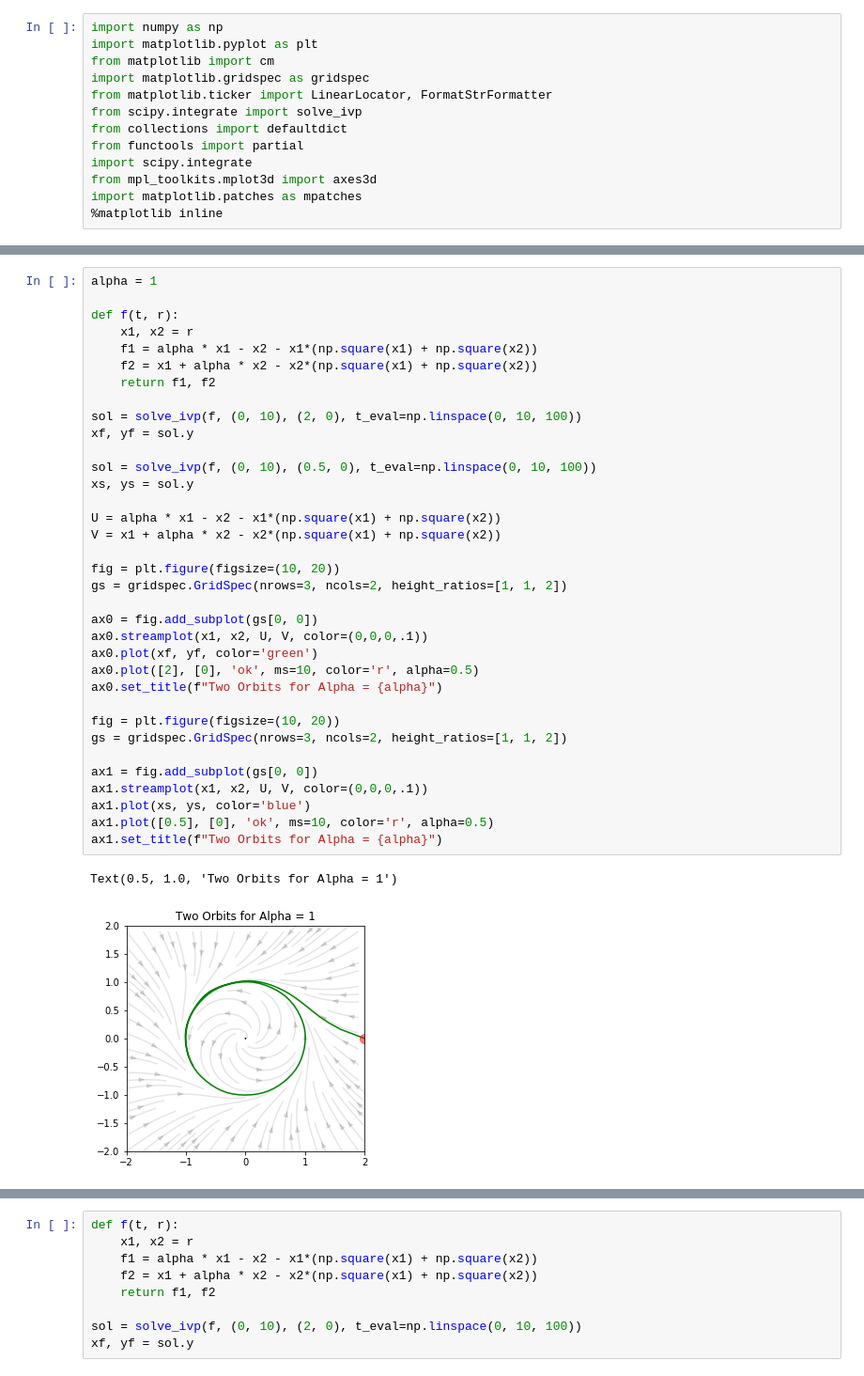
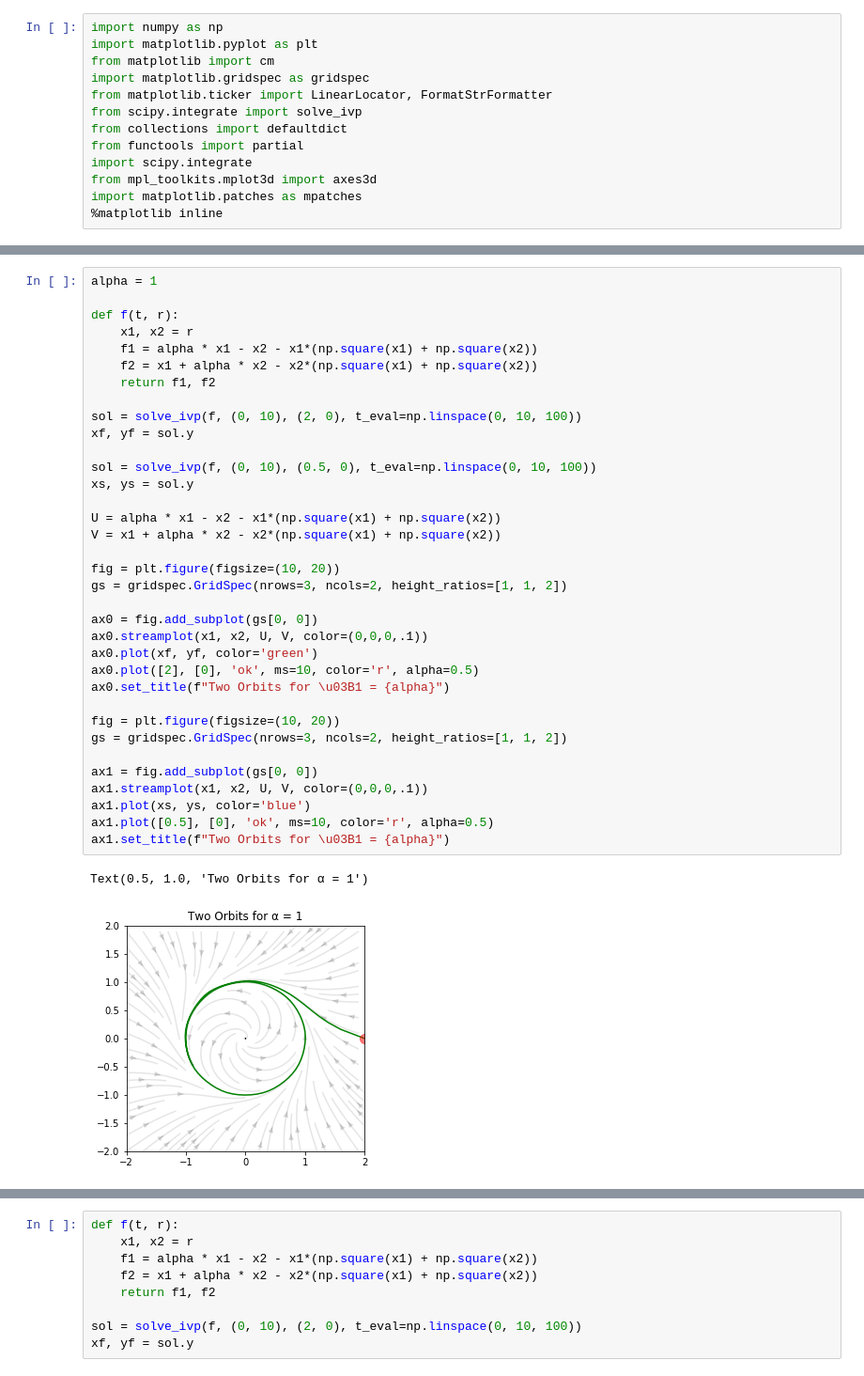
Before and after one commit to TUM-MLCMS/mlcms-3, a Jupyter notebook: Task 3.ipynb, the cells around one changed output, grey strips where cells are left out. Shown at 94% size. Drawn from its saved outputs; the diff is of its cells as text.

```diff
--- a/Task 3.ipynb
+++ b/Task 3.ipynb
@@ -37,34 +47,34 @@ def f(t, r):
     x1, x2 = r
     f1 = alpha * x1 - x2 - x1*(np.square(x1) + np.square(x2))
     f2 = x1 + alpha * x2 - x2*(np.square(x1) + np.square(x2))
     return f1, f2
 
 sol = solve_ivp(f, (0, 10), (2, 0), t_eval=np.linspace(0, 10, 100))
 xf, yf = sol.y
 
 sol = solve_ivp(f, (0, 10), (0.5, 0), t_eval=np.linspace(0, 10, 100))
 xs, ys = sol.y
 
 U = alpha * x1 - x2 - x1*(np.square(x1) + np.square(x2))
 V = x1 + alpha * x2 - x2*(np.square(x1) + np.square(x2))
 
 fig = plt.figure(figsize=(10, 20))
 gs = gridspec.GridSpec(nrows=3, ncols=2, height_ratios=[1, 1, 2])
 
 ax0 = fig.add_subplot(gs[0, 0])
 ax0.streamplot(x1, x2, U, V, color=(0,0,0,.1))
 ax0.plot(xf, yf, color='green')
 ax0.plot([2], [0], 'ok', ms=10, color='r', alpha=0.5)
-ax0.set_title(f"Two Orbits for Alpha = {alpha}")
+ax0.set_title(f"Two Orbits for \u03B1 = {alpha}")
 
 fig = plt.figure(figsize=(10, 20))
 gs = gridspec.GridSpec(nrows=3, ncols=2, height_ratios=[1, 1, 2])
 
 ax1 = fig.add_subplot(gs[0, 0])
 ax1.streamplot(x1, x2, U, V, color=(0,0,0,.1))
 ax1.plot(xs, ys, color='blue')
 ax1.plot([0.5], [0], 'ok', ms=10, color='r', alpha=0.5)
-ax1.set_title(f"Two Orbits for Alpha = {alpha}")
+ax1.set_title(f"Two Orbits for \u03B1 = {alpha}")
 # %% [output]
-Text(0.5, 1.0, 'Two Orbits for Alpha = 1')
+Text(0.5, 1.0, 'Two Orbits for α = 1')
-[figure, old version]
+[figure, new version]
```
Also changed, not shown: parts of 3 cells of this notebook.
